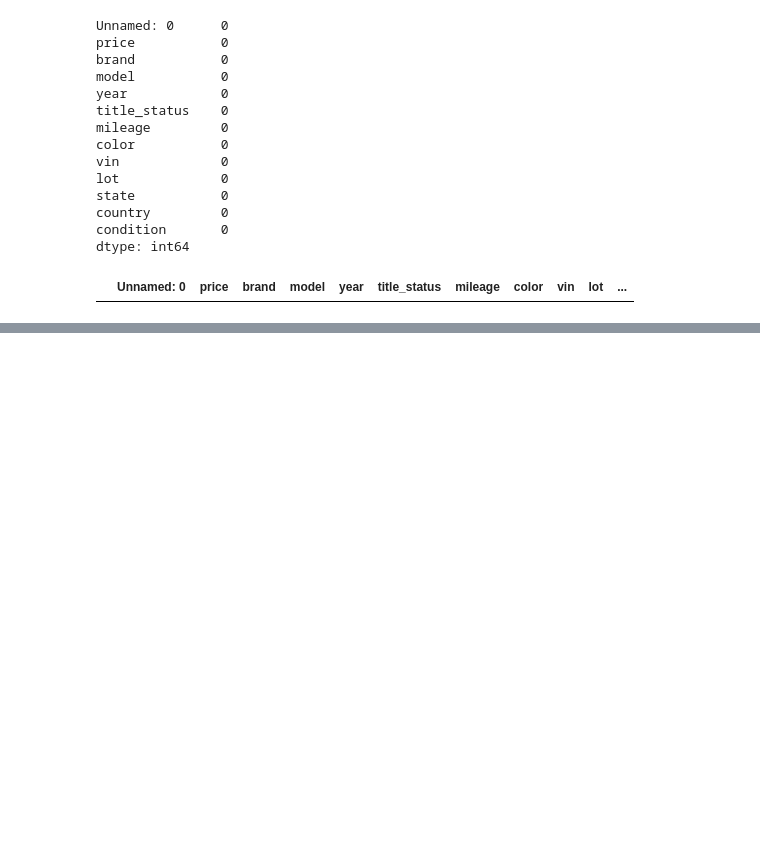
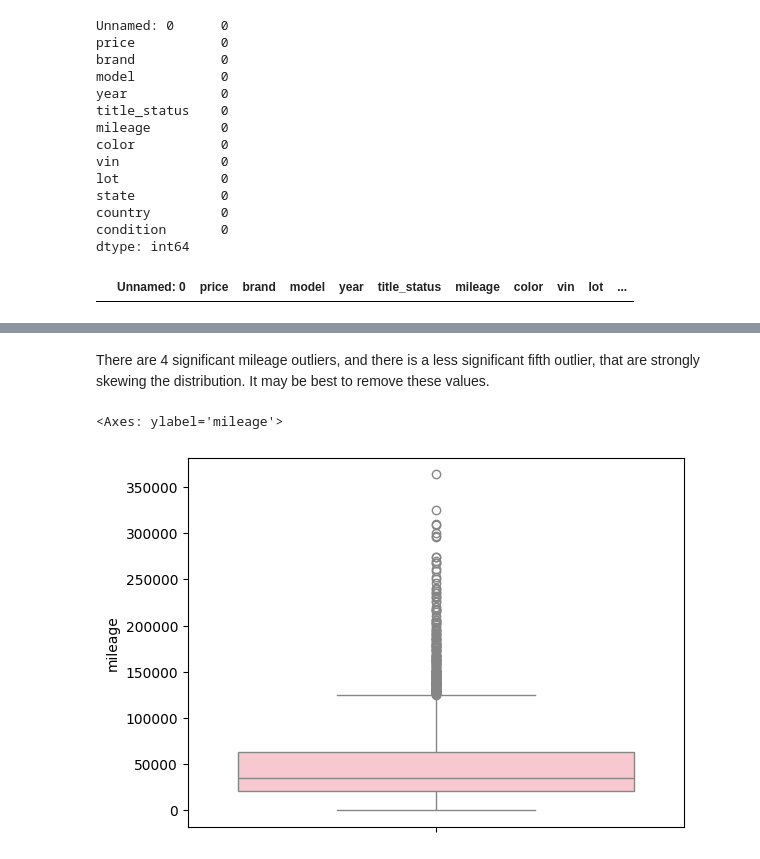
Before and after one commit to masonnicoletti/Car-Analysis-Project, a Jupyter notebook: eda.ipynb, the cells around one changed output, grey strips where cells are left out. Saved outputs shown, nothing was run; the diff lists cells and outputs as text; code cells hidden in the pictures; blank space fills up the shorter version.

```diff
--- a/eda.ipynb
+++ b/eda.ipynb
@@ -69,0 +105,12 @@ plt.show()
+# %% [markdown]
+There are 4 significant mileage outliers, and there is a less significant fifth outlier, that are strongly skewing the distribution. It may be best to remove these values.
+# %%
+# Remove the mileage outliers
+mileage_max = 500000
+cars2 = cars[cars['mileage'] <= mileage_max]
+# %%
+# Recreate the boxplot based on mileage
+sns.boxplot(cars2['mileage'], fill=True, color='pink')
+# %% [output]
+<Axes: ylabel='mileage'>
+[figure, added]
```
Also changed, not shown: parts of 21 cells of this notebook, 1 other file.
